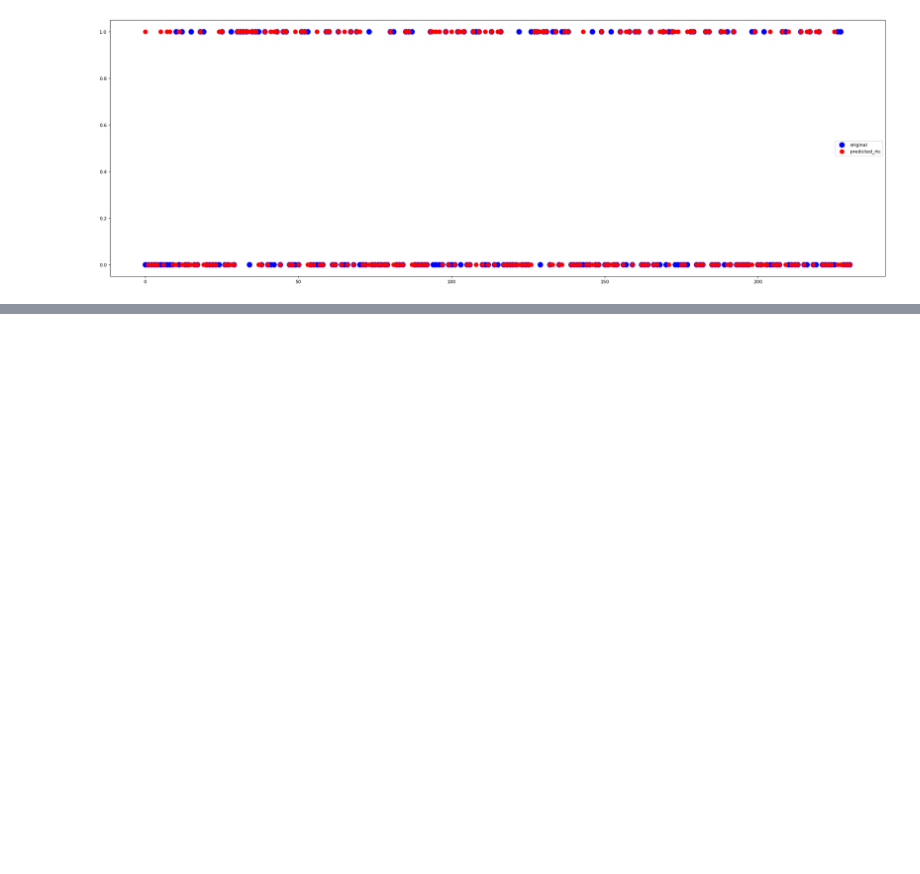
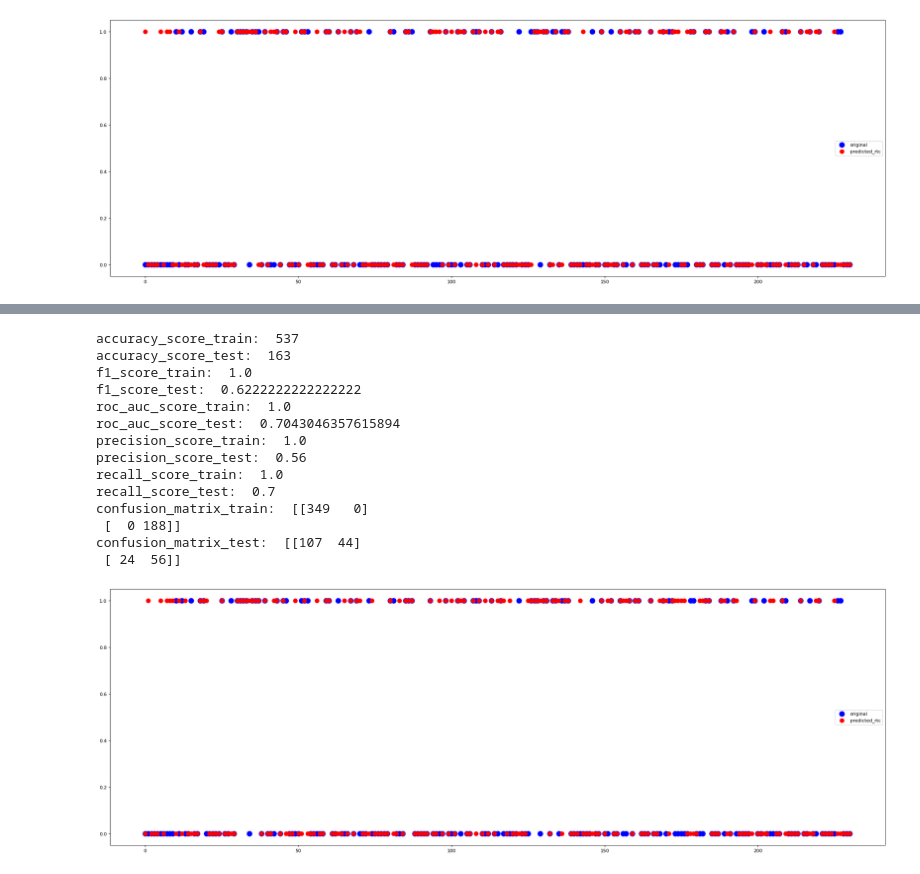
Before and after one commit to okanckaya/Pima-Indians-Diabetes-Prediction, a Jupyter notebook: Diabetes_Prediction.ipynb, the cells around one changed output, grey strips where cells are left out. Cells and saved outputs as stored; diff of their text form; code cells hidden in the pictures; blank space fills up the shorter version.

```diff
--- a/Diabetes_Prediction.ipynb
+++ b/Diabetes_Prediction.ipynb
@@ -791,3 +567,5 @@ def DTC(X_train, y_train, X_test, y_test):
   print("confusion_matrix_test: ", confusion_matrix_test)
 
   predVisualization(test_preds, y_test)
+
+  return accuracy_score_train, accuracy_score_test, f1_score_train, f1_score_test, roc_auc_score_train, roc_auc_score_test, precision_score_train, precision_score_test, recall_score_train, recall_score_test,
@@ -1010,0 +572,18 @@ confusion_matrix_test:  [[120  31]
+# %%
+accuracy_score_train_dtc, accuracy_score_test_dtc, f1_score_train_dtc, f1_score_test_dtc, roc_auc_score_train_dtc, roc_auc_score_test_dtc, precision_score_train_dtc, precision_score_test_dtc, recall_score_train_dtc, recall_score_test_dtc = DTC(X_train, y_train, X_test, y_test)
+# %% [output]
+accuracy_score_train:  537
+accuracy_score_test:  163
+f1_score_train:  1.0
+f1_score_test:  0.6222222222222222
+roc_auc_score_train:  1.0
+roc_auc_score_test:  0.7043046357615894
+precision_score_train:  1.0
+precision_score_test:  0.56
+recall_score_train:  1.0
+recall_score_test:  0.7
+confusion_matrix_train:  [[349   0]
+ [  0 188]]
+confusion_matrix_test:  [[107  44]
+ [ 24  56]]
+[figure, added]
```
Also changed, not shown: parts of 19 cells of this notebook.
